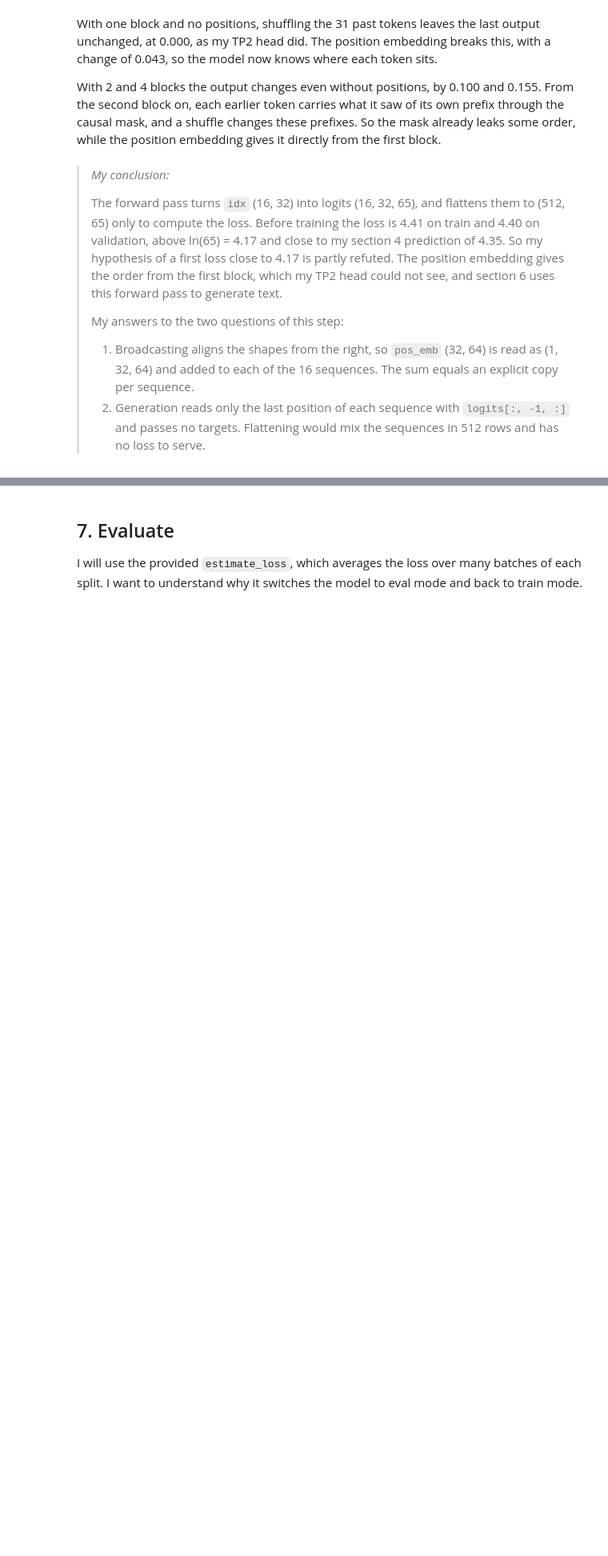
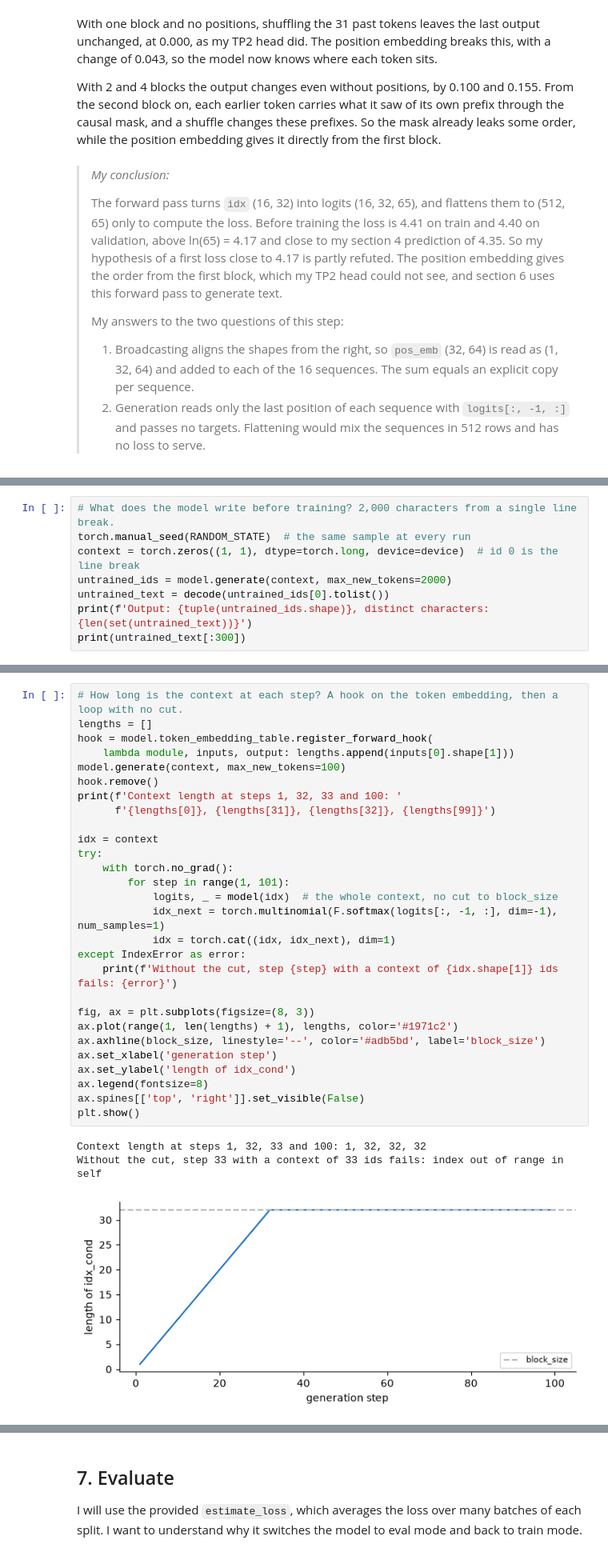
Before and after one commit to mcrayssac/ING3_IAA_GB_NLP, a Jupyter notebook: TP4_transformers.ipynb, the cells around one changed output, grey strips where cells are left out. Shown at 80% size. Drawn from its saved outputs; the diff is of its cells as text; blank space fills up the shorter version.

```diff
--- a/TP4_transformers.ipynb
+++ b/TP4_transformers.ipynb
@@ -1092,0 +1119,8 @@ I will generate one character at a time and keep only the last block_size charac
+# %%
+# What does the model write before training? 2,000 characters from a single line break.
+torch.manual_seed(RANDOM_STATE)  # the same sample at every run
+context = torch.zeros((1, 1), dtype=torch.long, device=device)  # id 0 is the line break
+untrained_ids = model.generate(context, max_new_tokens=2000)
+untrained_text = decode(untrained_ids[0].tolist())
+print(f'Output: {tuple(untrained_ids.shape)}, distinct characters: {len(set(untrained_text))}')
+print(untrained_text[:300])
@@ -1092,0 +1141,32 @@ I will generate one character at a time and keep only the last block_size charac
+# %%
+# How long is the context at each step? A hook on the token embedding, then a loop with no cut.
+lengths = []
+hook = model.token_embedding_table.register_forward_hook(
+    lambda module, inputs, output: lengths.append(inputs[0].shape[1]))
+model.generate(context, max_new_tokens=100)
+hook.remove()
+print(f'Context length at steps 1, 32, 33 and 100: '
+      f'{lengths[0]}, {lengths[31]}, {lengths[32]}, {lengths[99]}')
+
+idx = context
+try:
+    with torch.no_grad():
+        for step in range(1, 101):
+            logits, _ = model(idx)  # the whole context, no cut to block_size
+            idx_next = torch.multinomial(F.softmax(logits[:, -1, :], dim=-1), num_samples=1)
+            idx = torch.cat((idx, idx_next), dim=1)
+except IndexError as error:
+    print(f'Without the cut, step {step} with a context of {idx.shape[1]} ids fails: {error}')
+
+fig, ax = plt.subplots(figsize=(8, 3))
+ax.plot(range(1, len(lengths) + 1), lengths, color='#1971c2')
+ax.axhline(block_size, linestyle='--', color='#adb5bd', label='block_size')
+ax.set_xlabel('generation step')
+ax.set_ylabel('length of idx_cond')
+ax.legend(fontsize=8)
+ax.spines[['top', 'right']].set_visible(False)
+plt.show()
+# %% [output]
+Context length at steps 1, 32, 33 and 100: 1, 32, 32, 32
+Without the cut, step 33 with a context of 33 ids fails: index out of range in self
+[figure, added]
```
Also changed, not shown: parts of 15 cells of this notebook, 4 other files.
